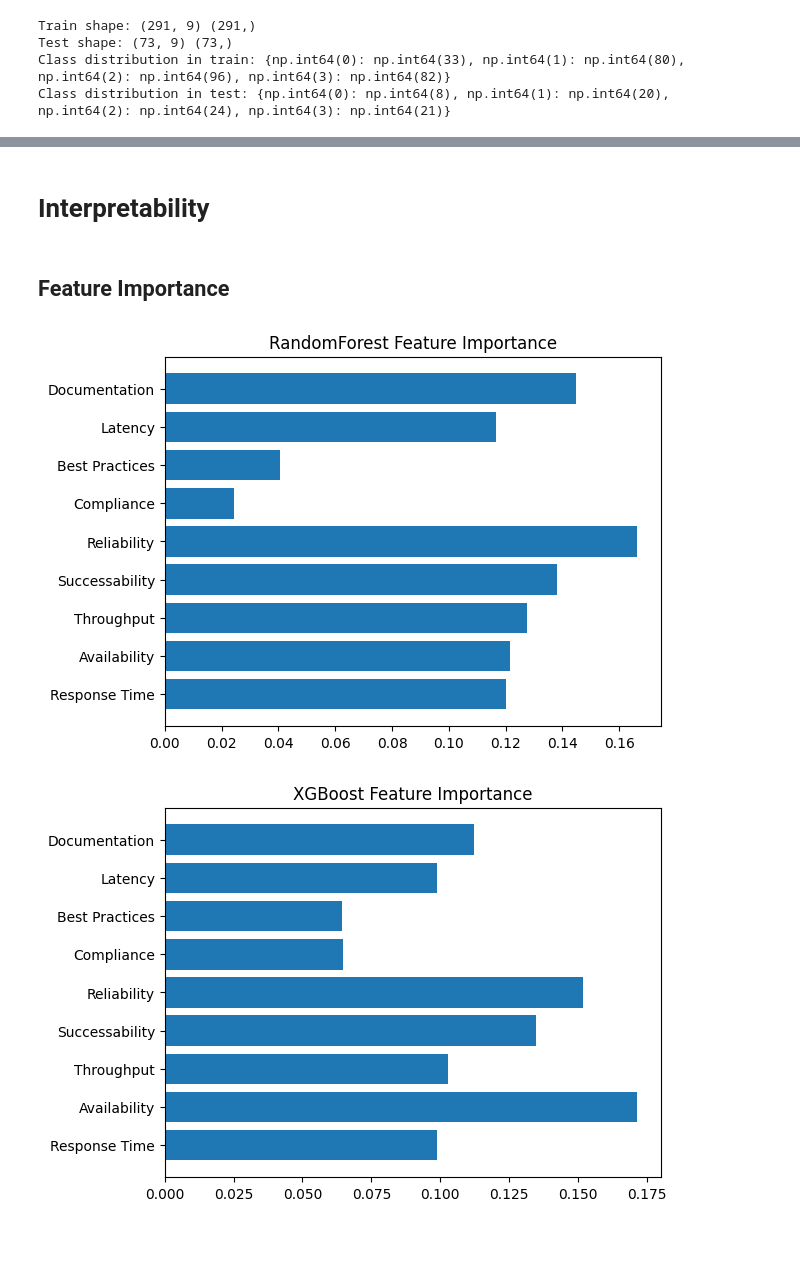
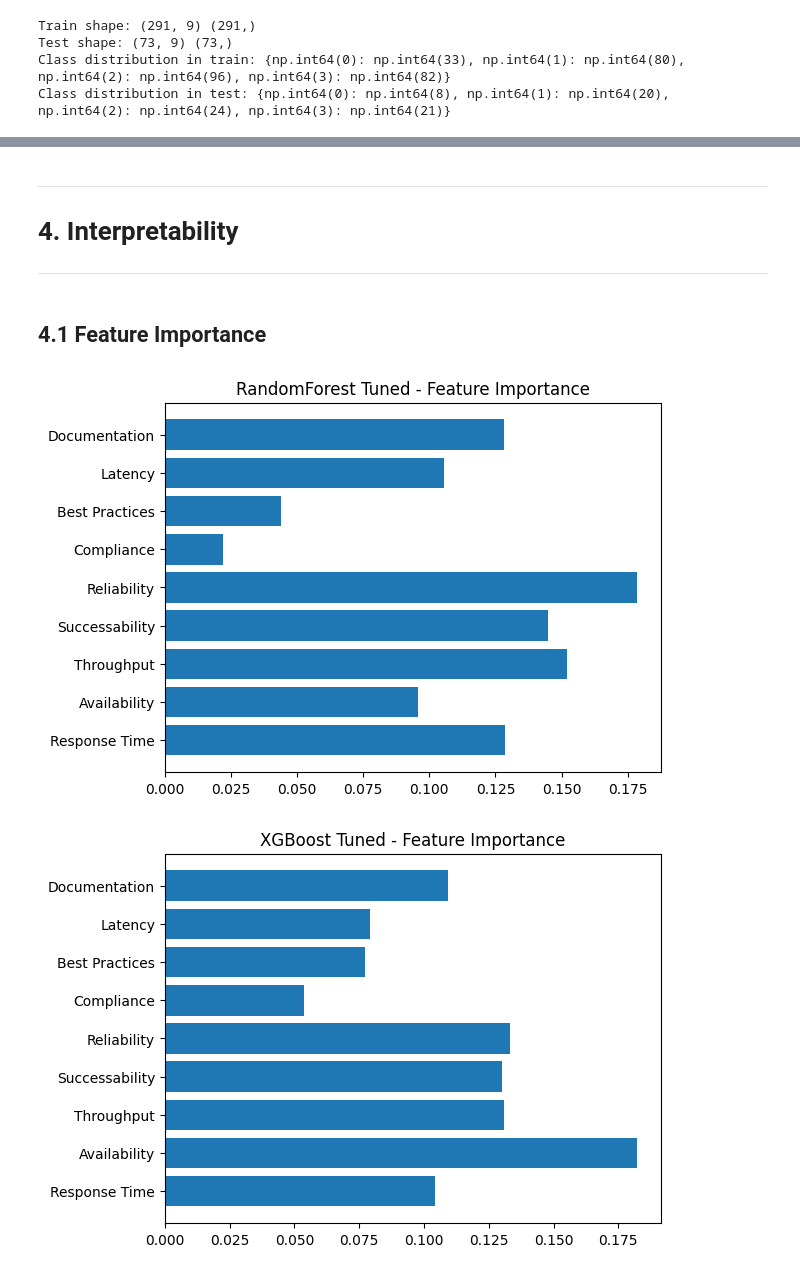
Before and after one commit to ricardo-abreu1/Route-25, a Jupyter notebook: Data_Process_categorical.ipynb, the cells around one changed output, grey strips where cells are left out. Drawn from its saved outputs; the diff is of its cells as text; code cells hidden in the pictures; blank space fills up the shorter version.

```diff
--- a/Data_Process_categorical.ipynb
+++ b/Data_Process_categorical.ipynb
@@ -117,10 +132,10 @@ Classes: [1 2 3 4]
 # %%
 # Stratified split to maintain class distribution
 X_train, X_test, y_train, y_test = train_test_split(
-    X_scaled, y_encoded,
-    test_size=0.2,        # 80/20 split
-    stratify=y_encoded,   # keep class proportions
-    random_state=42       # reproducibility
+    X, y_encoded,
+    test_size=0.2,
+    stratify=y_encoded,
+    random_state=42
 )
 
 print("Train shape:", X_train.shape, y_train.shape)
@@ -137,14 +158,22 @@ Class distribution in test: {np.int64(0): np.int64(8), np.int64(1): np.int64(20)
 # %%
-# ============================
-# Baseline: Majority Class Accuracy
-# ============================
-
-# Create a dummy classifier that predicts the most frequent class
+# Dummy classifier
 baseline_clf = DummyClassifier(strategy='most_frequent')
 baseline_clf.fit(X_train, y_train)
 baseline_pred = baseline_clf.predict(X_test)
 
+# Accuracy
 baseline_acc = accuracy_score(y_test, baseline_pred)
+
+# F1 Score
+baseline_f1 = f1_score(y_test, baseline_pred, average='macro')
+
+# ROC-AUC
+baseline_prob = baseline_clf.predict_proba(X_test)
+y_test_bin = label_binarize(y_test, classes=[0, 1, 2, 3])
+baseline_roc_auc = roc_auc_score(y_test_bin, baseline_prob, average='macro', multi_class='ovr')
+
 print(f"Baseline (Majority Class) Accuracy: {baseline_acc:.4f}")
+print(f"Baseline F1 Score (Macro): {baseline_f1:.4f}")
+print(f"Baseline ROC-AUC (Macro): {baseline_roc_auc:.4f}")
 # %% [output]
 Baseline (Majority Class) Accuracy: 0.3288
@@ -430,21 +699,30 @@ plt.show()
 # %% [markdown]
-# Interpretability
+---
+# **4. Interpretability**
+---
 # %% [markdown]
-## Feature Importance
+## **4.1 Feature Importance**
 # %%
-# RandomForest
+# RandomForest Tuned
 rf_model = random_search.best_estimator_
 importances_rf = rf_model.feature_importances_
 plt.barh(feature_cols, importances_rf)
-plt.title("RandomForest Feature Importance")
+plt.title("RandomForest Tuned - Feature Importance")
 plt.show()
 
-# XGBoost
+# XGBoost Tuned
 xgb_model = xgb_search.best_estimator_
 importances_xgb = xgb_model.feature_importances_
 plt.barh(feature_cols, importances_xgb)
-plt.title("XGBoost Feature Importance")
+plt.title("XGBoost Tuned - Feature Importance")
 plt.show()
+
+# Logistic Regression Tuned
+lr_model = lr_search.best_estimator_
+importances_lr = np.mean(np.abs(lr_model.named_steps['classifier'].coef_), axis=0)
+plt.barh(feature_cols, importances_lr)
+plt.title("Logistic Regression Tuned - Coefficient Importance")
+plt.show()
 # %% [output]
-[figure, old version]
+[figure, new version]
-[figure, old version]
+[figure, new version]
```
Also changed, not shown: parts of 68 cells of this notebook, 6 other files.
